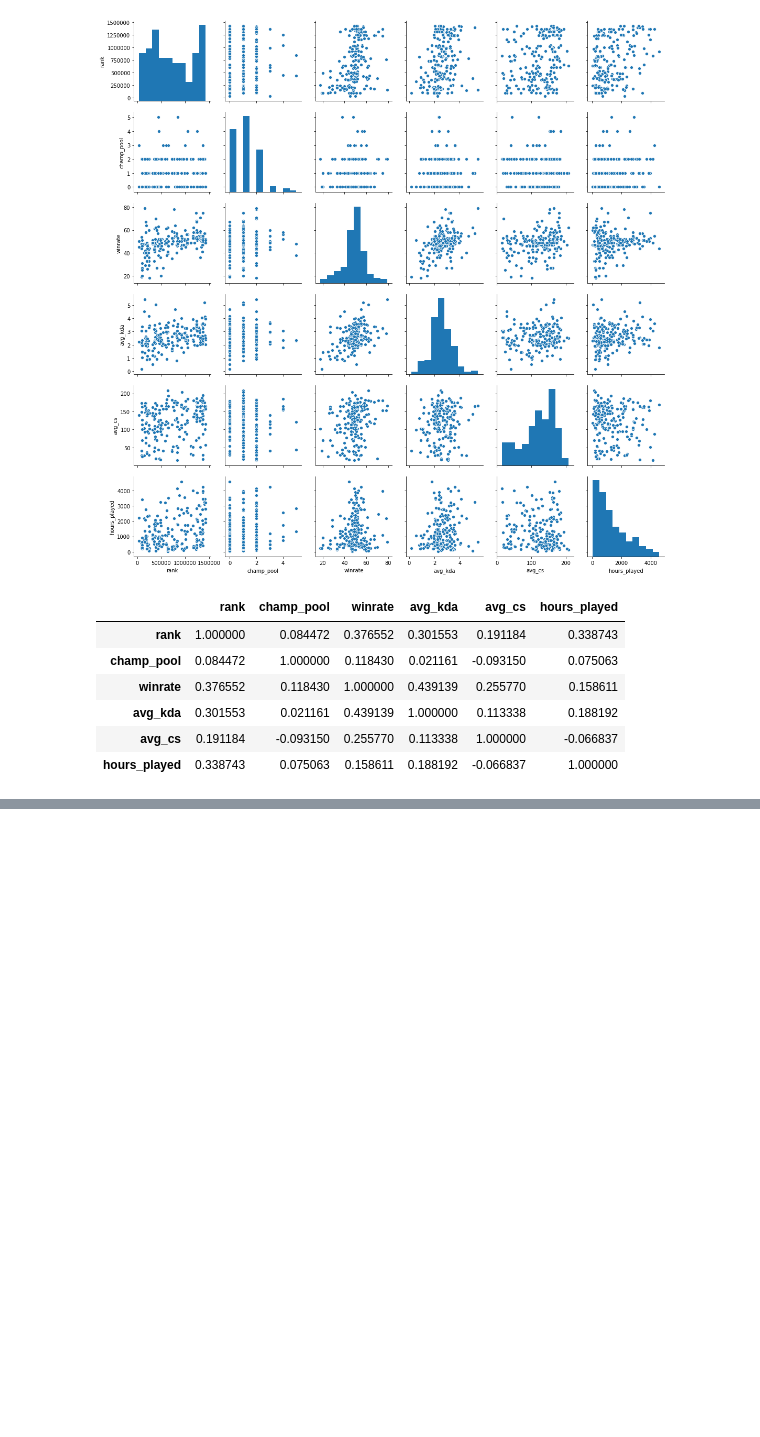
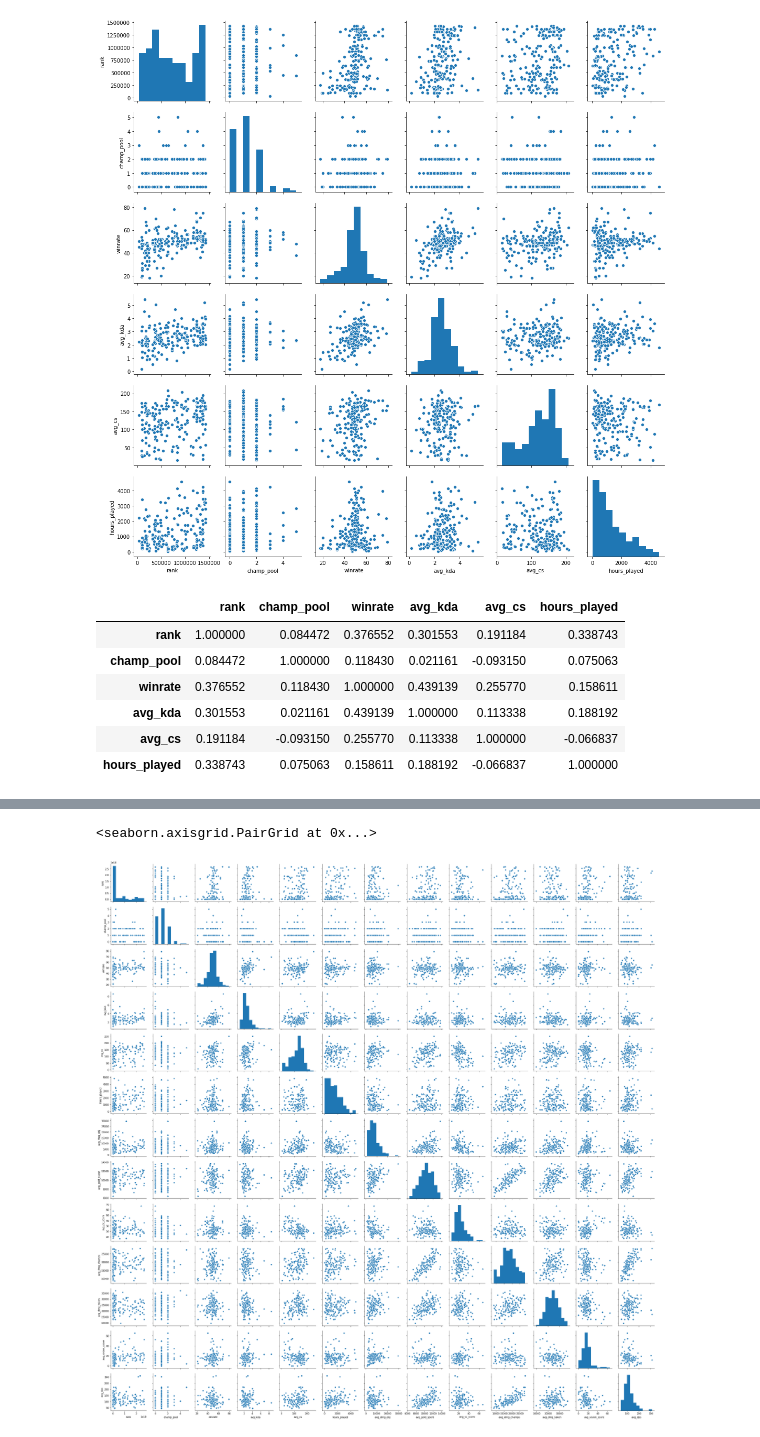
Before and after one commit to Ydu/LoL_Rank_Prediction, a Jupyter notebook: initial_eda/data_gathering.ipynb, the cells around one changed output, grey strips where cells are left out. Cells and saved outputs as stored; diff of their text form; code cells hidden in the pictures; blank space fills up the shorter version.

```diff
--- a/initial_eda/data_gathering.ipynb
+++ b/initial_eda/data_gathering.ipynb
@@ -664,0 +903,5 @@ print(response3.text)
+# %%
+sns.pairplot(data_to_model)
+# %% [output]
+<seaborn.axisgrid.PairGrid at 0x...>
+[figure, added]
```
Also changed, not shown: parts of 32 cells of this notebook, 6 other files.
